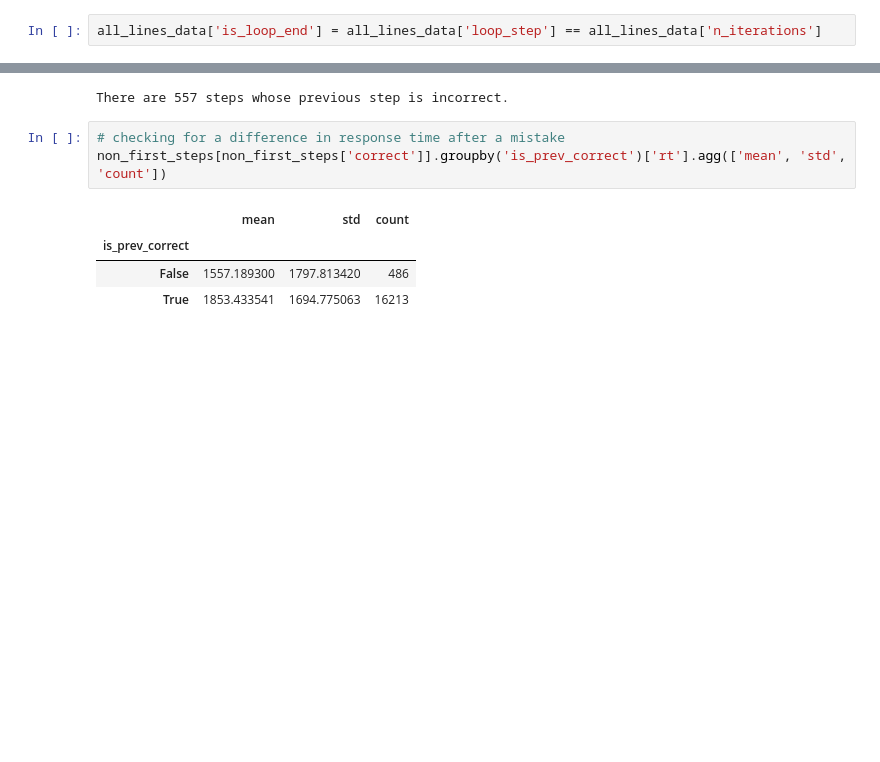
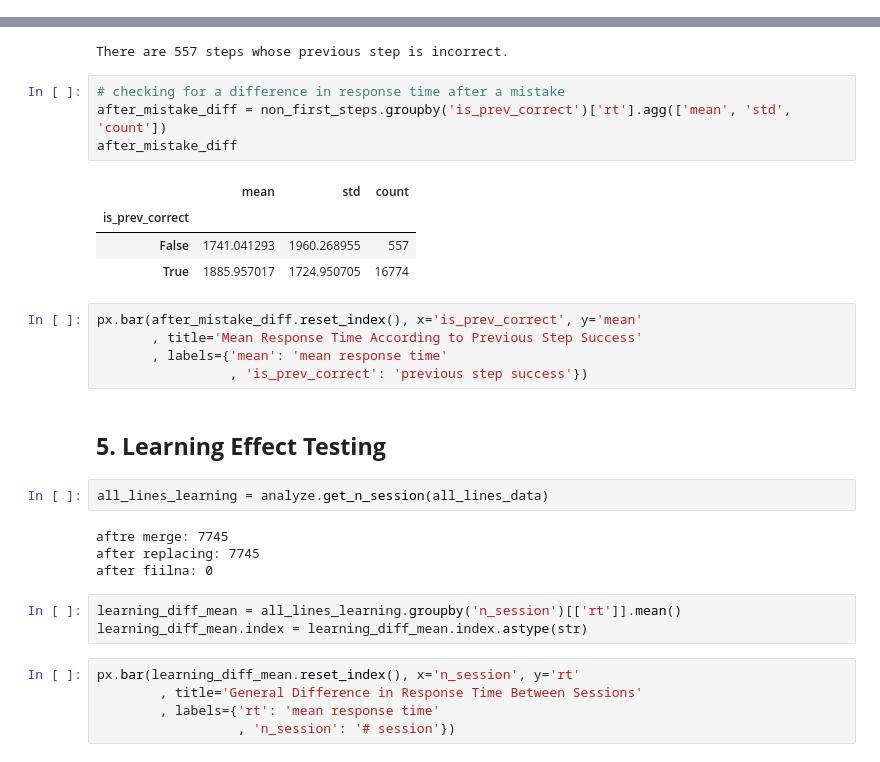
Before and after one commit to DanielVered/MathThinkingLabDA, a Jupyter notebook: LoopsDA/FinalAnalysis.ipynb, the cells around one changed output, grey strips where cells are left out. Saved outputs shown, nothing was run; the diff lists cells and outputs as text; blank space fills up the shorter version.

```diff
--- a/LoopsDA/FinalAnalysis.ipynb
+++ b/LoopsDA/FinalAnalysis.ipynb
@@ -146,2 +210,0 @@ final shape: (17331, 26)
-# %%
-all_lines_data['is_loop_end'] = all_lines_data['loop_step'] == all_lines_data['n_iterations']
@@ -161,9 +242,31 @@ analyze.is_prev_correct(raw_data, non_first_steps)
 There are 557 steps whose previous step is incorrect.
 # %%
 # checking for a difference in response time after a mistake
-non_first_steps[non_first_steps['correct']].groupby('is_prev_correct')['rt'].agg(['mean', 'std', 'count'])
+after_mistake_diff = non_first_steps.groupby('is_prev_correct')['rt'].agg(['mean', 'std', 'count'])
+after_mistake_diff
 # %% [output]
 |  | mean | std | count |
 | is_prev_correct |  |  |  |
-| False | 1557.189300 | 1797.813420 | 486 |
-| True | 1853.433541 | 1694.775063 | 16213 |
+| False | 1741.041293 | 1960.268955 | 557 |
+| True | 1885.957017 | 1724.950705 | 16774 |
+# %%
+px.bar(after_mistake_diff.reset_index(), x='is_prev_correct', y='mean'
+       , title='Mean Response Time According to Previous Step Success'
+       , labels={'mean': 'mean response time'
+                 , 'is_prev_correct': 'previous step success'})
+# %% [markdown]
+## **5. Learning Effect Testing**
+# %%
+all_lines_learning = analyze.get_n_session(all_lines_data)
+# %% [output]
+aftre merge: 7745
+after replacing: 7745
+after fiilna: 0
+# %%
+learning_diff_mean = all_lines_learning.groupby('n_session')[['rt']].mean()
+learning_diff_mean.index = learning_diff_mean.index.astype(str)
+# %%
+px.bar(learning_diff_mean.reset_index(), x='n_session', y='rt'
+        , title='General Difference in Response Time Between Sessions'
+        , labels={'rt': 'mean response time'
+                  , 'n_session': '# session'})
```
Also changed, not shown: parts of 16 cells of this notebook, 20 other files.
